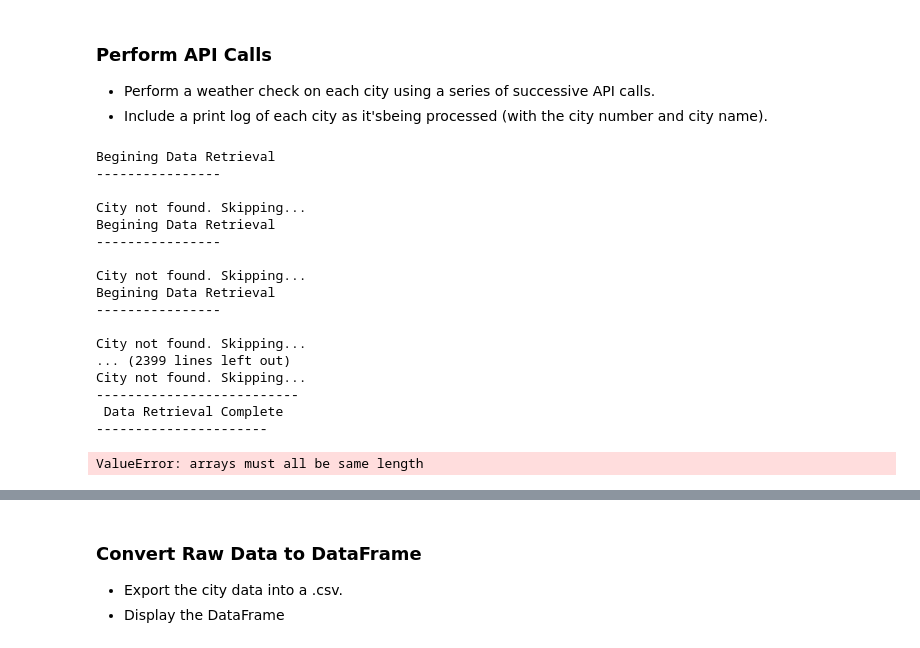
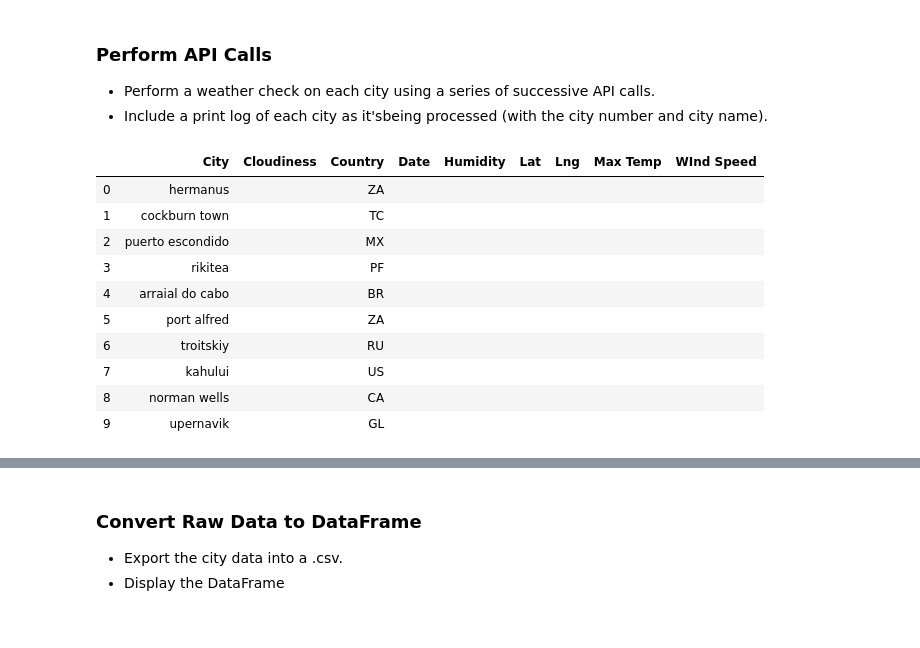
Before and after one commit to alvinochieng/python-api-challenge, a Jupyter notebook: WeatherPy/WeatherPy.ipynb, the cells around one changed output, grey strips where cells are left out. Saved outputs shown, nothing was run; the diff lists cells and outputs as text; code cells hidden in the pictures.

Commit message:
still got errors

```diff
--- a/WeatherPy/WeatherPy.ipynb
+++ b/WeatherPy/WeatherPy.ipynb
@@ -47,19 +47,21 @@ lng_range = (-180, 180)
 # List for holding lat_lngs and cities
 lat_lngs = []
 cities = []
+countries = []
 
 # Create a set of random lat and lng combinations
-lats = np.random.uniform(low=-90.000, high=90.000, size=1500)
-lngs = np.random.uniform(low=-180.000, high=180.000, size=1500)
+lats = np.random.uniform(low=-90.000, high=90.000, size=20)
+lngs = np.random.uniform(low=-180.000, high=180.000, size=20)
 lat_lngs = zip(lats, lngs)
 
 # Identify nearest city for each lat, lng combination
 for lat_lng in lat_lngs:
     city = citipy.nearest_city(lat_lng[0], lat_lng[1]).city_name
-
+    country = citipy.nearest_city(lat_lng[0], lat_lng[1]).country_code
     # If the city is unique, then add it to a our cities list
     if city not in cities:
         cities.append(city)
+        countries.append(country.upper())
 
 # Print the city count to confirm sufficient count
 len(cities)
@@ -69,54 +93,19 @@ len(cities)
 ### Perform API Calls
 * Perform a weather check on each city using a series of successive API calls.
 * Include a print log of each city as it'sbeing processed (with the city number and city name).
-# %%
-url = "http://api.openweathermap.org/data/2.5/weather?"
-units = "imperial"
-countries =[]
-count = 0
-latitude = []
-longitude = []
-temperature = []
-humidity = []
-cloudiness = []
-wind_speed = []
-query_url = f"{url}appid={weather_api_key}&units&q="
-
-for city in cities:
-    print("Begining Data Retrieval \n--------------------\n")
-    response = requests.get(query_url+city).json()
-    try:
-        longitude.append(response['coord']['lon'])
-        latitude.append(response['coord']['lat'])
-        temperature.append(response['main']['temp_max'])
-        cloudiness.append(response['clouds']['all'])
-        humidity.append(response['main']['humidity'])
-        wind_speed.append(response['wind']['speed'])
-        countries.append(response['sys']['contry'])
-    except KeyError:
-        print("City not found. Skipping...")
-print("--------------------------\n Data Retrieval Complete \n-------------------------")
-# %% [output]
-Begining Data Retrieval
-----------------
-
-City not found. Skipping...
-Begining Data Retrieval
-----------------
-
-City not found. Skipping...
-Begining Data Retrieval
-----------------
-
-City not found. Skipping...
-... (2399 lines left out)
-City not found. Skipping...
---------------------------
- Data Retrieval Complete
-----------------------
 # %%
-weather_df = pd.DataFrame({"City":cities, "Cloudiness":cloudiness, "Country":countries, "Date":'', "Humidity":humidity,
-                           "Lat":latitude, "Lng":longitude, "Max Temp":temperature, "WInd Speed":wind_speed})
-weather_df.head()
+weather_df = pd.DataFrame({"City":cities, "Cloudiness":'', "Country":countries, "Date":'', "Humidity":'',
+                           "Lat":'', "Lng":'', "Max Temp":'', "WInd Speed":''})
+weather_df.head(10)
 # %% [output]
-ValueError: arrays must all be same length
+|  | City | Cloudiness | Country | Date | Humidity | Lat | Lng | Max Temp | WInd Speed |
+| 0 | hermanus |  | ZA |  |  |  |  |  |  |
+| 1 | cockburn town |  | TC |  |  |  |  |  |  |
+| 2 | puerto escondido |  | MX |  |  |  |  |  |  |
+| 3 | rikitea |  | PF |  |  |  |  |  |  |
+| 4 | arraial do cabo |  | BR |  |  |  |  |  |  |
+| 5 | port alfred |  | ZA |  |  |  |  |  |  |
+| 6 | troitskiy |  | RU |  |  |  |  |  |  |
+| 7 | kahului |  | US |  |  |  |  |  |  |
+| 8 | norman wells |  | CA |  |  |  |  |  |  |
+| 9 | upernavik |  | GL |  |  |  |  |  |  |
```
Also changed, not shown: parts of 15 cells of this notebook, 1 other file.
